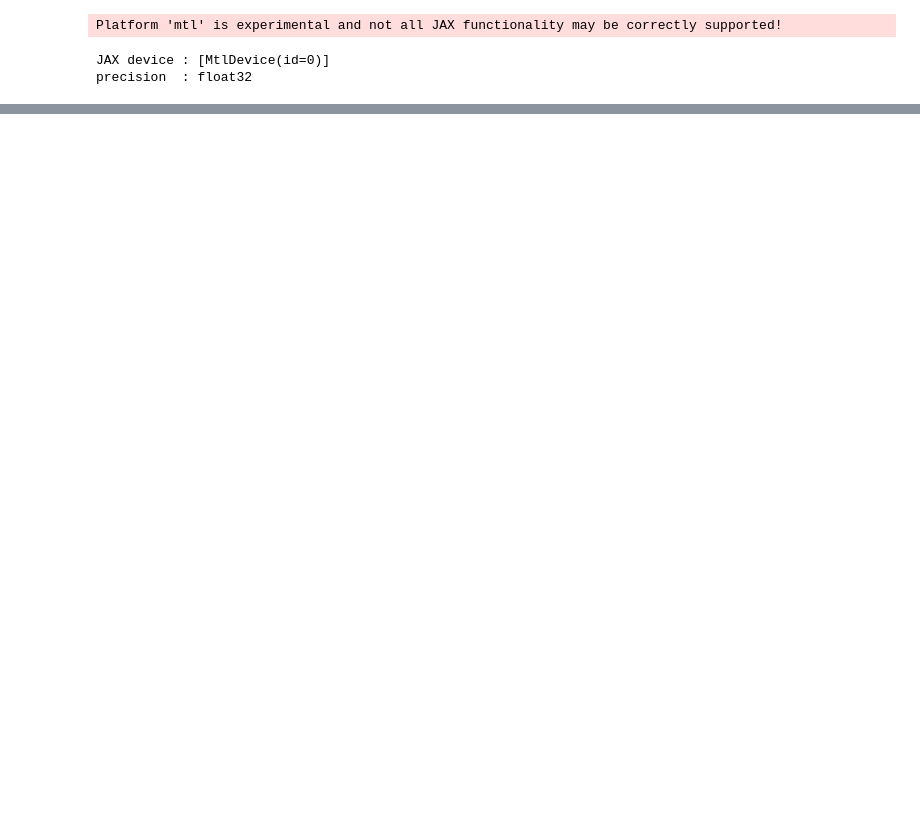
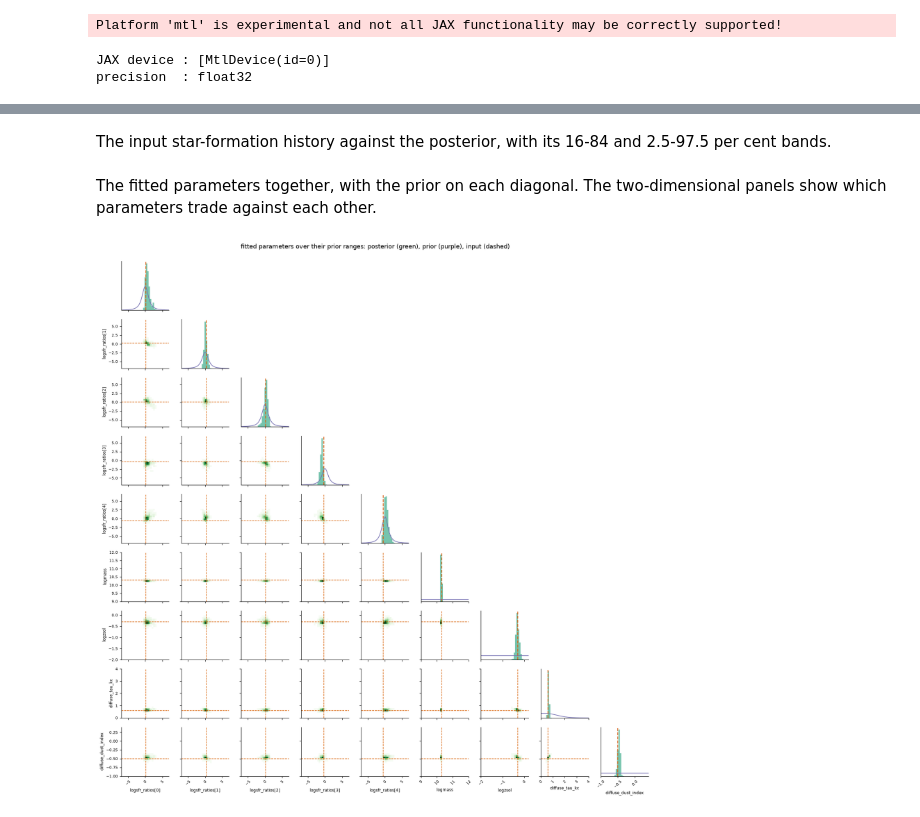
Before and after one commit to Espe13/ceridwen, a Jupyter notebook: examples/apple_gpu_mock_fit.ipynb, the cells around one changed output, grey strips where cells are left out. Saved outputs shown, nothing was run; the diff lists cells and outputs as text; code cells hidden in the pictures; blank space fills up the shorter version.

```diff
--- a/examples/apple_gpu_mock_fit.ipynb
+++ b/examples/apple_gpu_mock_fit.ipynb
@@ -247,0 +330,54 @@ plt.tight_layout(); plt.show()
+# %% [markdown]
+The input star-formation history against the posterior, with its 16-84 and 2.5-97.5 per cent bands.
+# %% [markdown]
+The fitted parameters together, with the prior on each diagonal. The two-dimensional panels show which parameters trade against each other.
+# %%
+def corner_figure(out, out_prior, priors, truth, names):
+    """Corner plot of the fitted parameters: 2-d histograms below the diagonal, and on the
+    diagonal the marginal posterior with the prior (density, or propagated draws for a
+    vector parameter's components) over the prior's range.  ``names`` are theta keys;
+    vector keys are expanded into their components."""
+    cols = []
+    for k in names:
+        v = np.asarray(out["theta"][k]).reshape(len(out["theta"][k]), -1)
+        pr = np.asarray(out_prior["theta"][k]).reshape(len(out_prior["theta"][k]), -1)
+        tr = np.ravel(np.asarray(truth[k]))
+        for j in range(v.shape[1]):
+            cols.append((k if v.shape[1] == 1 else f"{k}[{j}]", v[:, j], pr[:, j], float(tr[j]), priors[k]))
+    K = len(cols)
+    fig, axes = plt.subplots(K, K, figsize=(1.55 * K + 1, 1.55 * K + 1))
+    ranges = [prior_range(c[4]) for c in cols]
+    for i in range(K):
+        for j in range(K):
+            ax = axes[i, j]
+            ax.grid(False)
+            if j > i:
+                ax.axis("off"); continue
+            if i == j:
+                label, draws, pr, t, prior = cols[i]
+                lo, hi = ranges[i]
+                x = np.linspace(lo, hi, 300)
+                ax.plot(x, np.exp(np.asarray(prior.logpdf(jnp.asarray(x)))), color=COLOUR["prior"], lw=1.2)
+                ax.hist(draws, bins=35, range=(lo, hi), density=True, color=COLOUR["posterior"], alpha=0.6)
+                ax.axvline(t, color=COLOUR["truth"], lw=1.5, ls="--")
+                ax.set_xlim(lo, hi); ax.set_yticks([])
+            else:
+                ax.hist2d(cols[j][1], cols[i][1], bins=30, range=[ranges[j], ranges[i]],
+                          cmap="Greens", cmin=1)
+                ax.axvline(cols[j][3], color=COLOUR["truth"], lw=1.0, ls="--")
+                ax.axhline(cols[i][3], color=COLOUR["truth"], lw=1.0, ls="--")
+                ax.set_xlim(ranges[j]); ax.set_ylim(ranges[i])
+            if i < K - 1:
+                ax.set_xticklabels([])
+            else:
+                ax.set_xlabel(cols[j][0], fontsize=8); ax.tick_params(axis="x", labelsize=7, rotation=45)
+            if j > 0 or i == 0:
+                ax.set_yticklabels([])
+            else:
+                ax.set_ylabel(cols[i][0], fontsize=8); ax.tick_params(axis="y", labelsize=7)
+    fig.suptitle("fitted parameters over their prior ranges: posterior (green), prior (purple), input (dashed)", y=1.0)
+    fig.tight_layout()
+    return fig
+corner_figure(out, out_prior, PRIORS, TRUTH, list(PRIORS)); plt.show()
+# %% [output]
+[figure, added]
```
Also changed, not shown: parts of 21 cells of this notebook, 7 other files.
